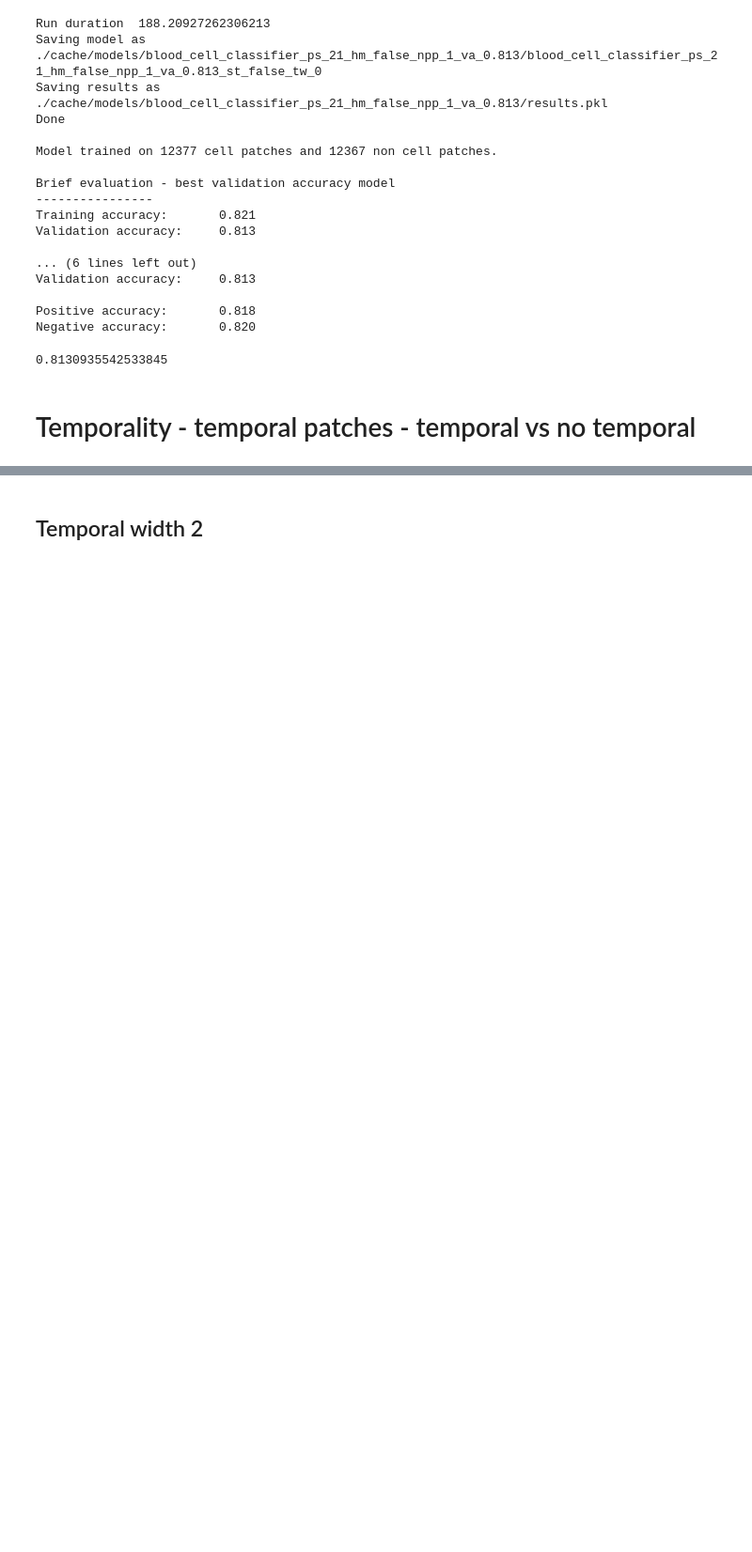
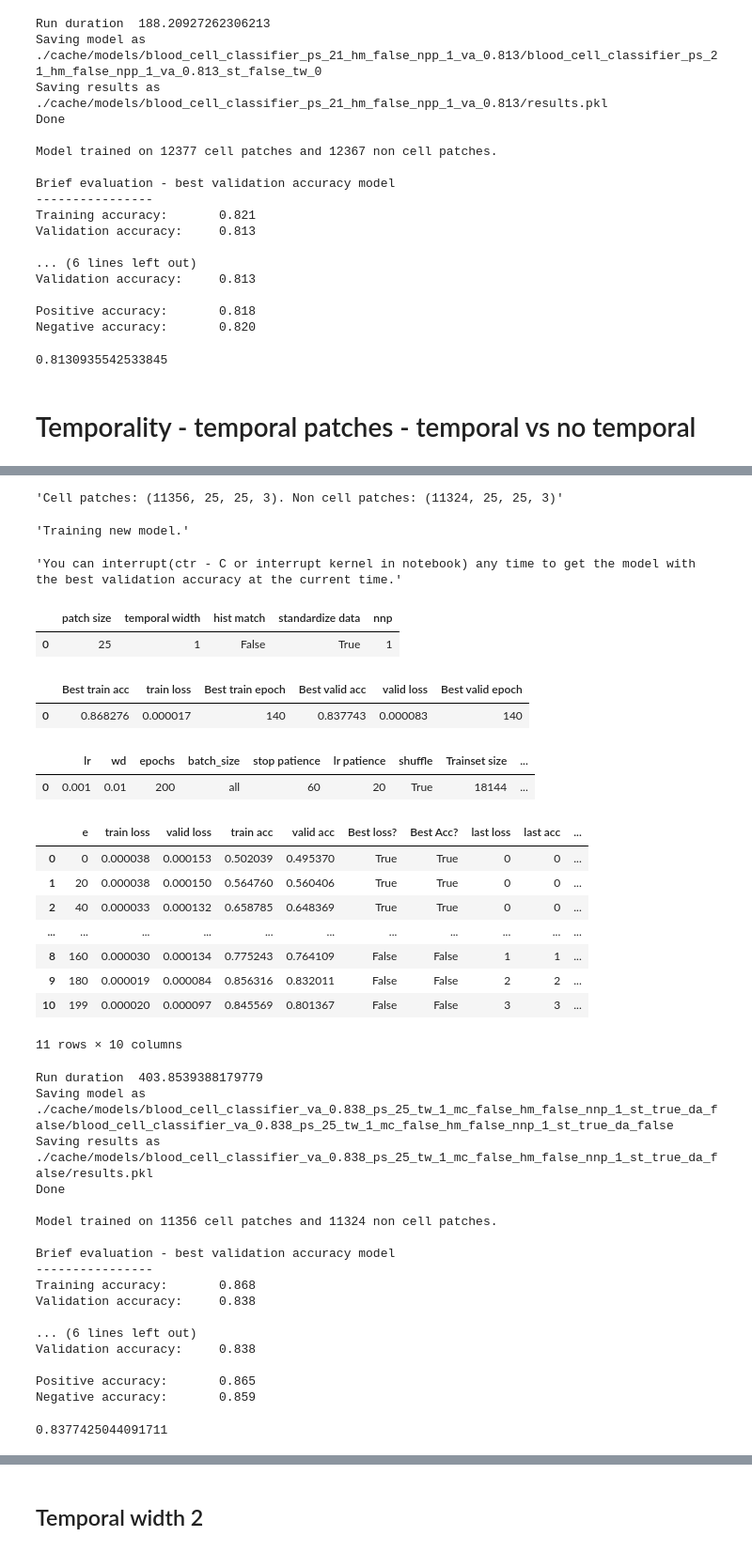
Before and after one commit to cchadj/cell-tracking-ucl-thesis, a Jupyter notebook: train-model-minimal.ipynb, the cells around one changed output, grey strips where cells are left out. Shown at 94% size. Saved outputs shown, nothing was run; the diff lists cells and outputs as text; code cells hidden in the pictures; blank space fills up the shorter version.

```diff
--- a/train-model-minimal.ipynb
+++ b/train-model-minimal.ipynb
@@ -473,0 +822,51 @@ results.best_valid_accuracy
+# %%
+model, results = train_model_demo(
+                 patch_size=25,
+                 temporal_width=1,
+                 do_hist_match=False,
+                 n_negatives_per_positive=1,
+                 standardize_dataset=True,
+
+                 video_sessions = video_sessions_registered,
+                 train_params=deepcopy(train_params),
+                 try_load_data_from_cache=False,
+                 try_load_model_from_cache=False,
+                )
+results.best_valid_accuracy
+# %% [output]
+'Cell patches: (11356, 25, 25, 3). Non cell patches: (11324, 25, 25, 3)'
+'Training new model.'
+'You can interrupt(ctr - C or interrupt kernel in notebook) any time to get the model with the best validation accuracy at the current time.'
+|  | patch size | temporal width | hist match | standardize data | nnp |
+| 0 | 25 | 1 | False | True | 1 |
+|  | Best train acc | train loss | Best train epoch | Best valid acc | valid loss | Best valid epoch |
+| 0 | 0.868276 | 0.000017 | 140 | 0.837743 | 0.000083 | 140 |
+|  | lr | wd | epochs | batch_size | stop patience | lr patience | shuffle | Trainset size | ... |
+| 0 | 0.001 | 0.01 | 200 | all | 60 | 20 | True | 18144 | ... |
+|  | e | train loss | valid loss | train acc | valid acc | Best loss? | Best Acc? | last loss | last acc | ... |
+| 0 | 0 | 0.000038 | 0.000153 | 0.502039 | 0.495370 | True | True | 0 | 0 | ... |
+| 1 | 20 | 0.000038 | 0.000150 | 0.564760 | 0.560406 | True | True | 0 | 0 | ... |
+| 2 | 40 | 0.000033 | 0.000132 | 0.658785 | 0.648369 | True | True | 0 | 0 | ... |
+| ... | ... | ... | ... | ... | ... | ... | ... | ... | ... | ... |
+| 8 | 160 | 0.000030 | 0.000134 | 0.775243 | 0.764109 | False | False | 1 | 1 | ... |
+| 9 | 180 | 0.000019 | 0.000084 | 0.856316 | 0.832011 | False | False | 2 | 2 | ... |
+| 10 | 199 | 0.000020 | 0.000097 | 0.845569 | 0.801367 | False | False | 3 | 3 | ... |
+11 rows × 10 columns
+Run duration  403.8539388179779
+Saving model as ./cache/models/blood_cell_classifier_va_0.838_ps_25_tw_1_mc_false_hm_false_nnp_1_st_true_da_false/blood_cell_classifier_va_0.838_ps_25_tw_1_mc_false_hm_false_nnp_1_st_true_da_false
+Saving results as ./cache/models/blood_cell_classifier_va_0.838_ps_25_tw_1_mc_false_hm_false_nnp_1_st_true_da_false/results.pkl
+Done
+
+Model trained on 11356 cell patches and 11324 non cell patches.
+
+Brief evaluation - best validation accuracy model
+----------------
+Training accuracy:       0.868
+Validation accuracy:     0.838
+
+... (6 lines left out)
+Validation accuracy:     0.838
+
+Positive accuracy:       0.865
+Negative accuracy:       0.859
+0.8377425044091711
```
Also changed, not shown: parts of 19 cells of this notebook, 1 other file.
